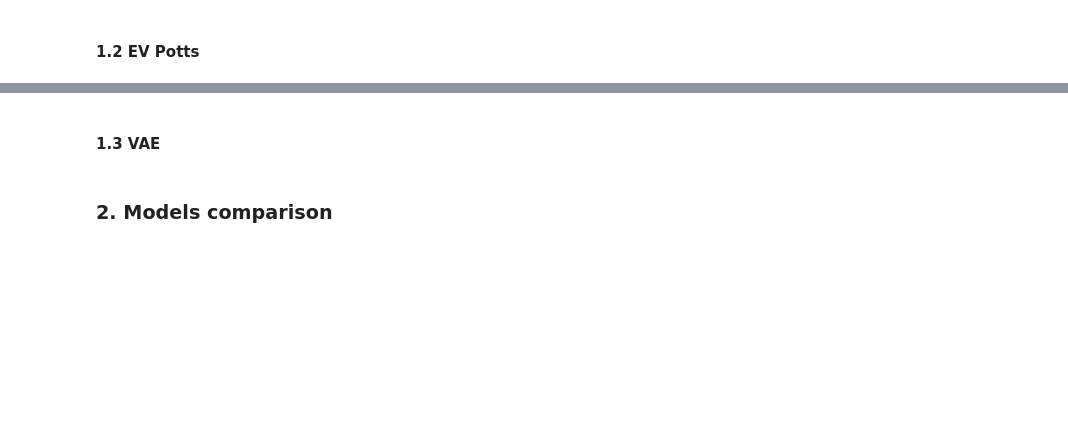
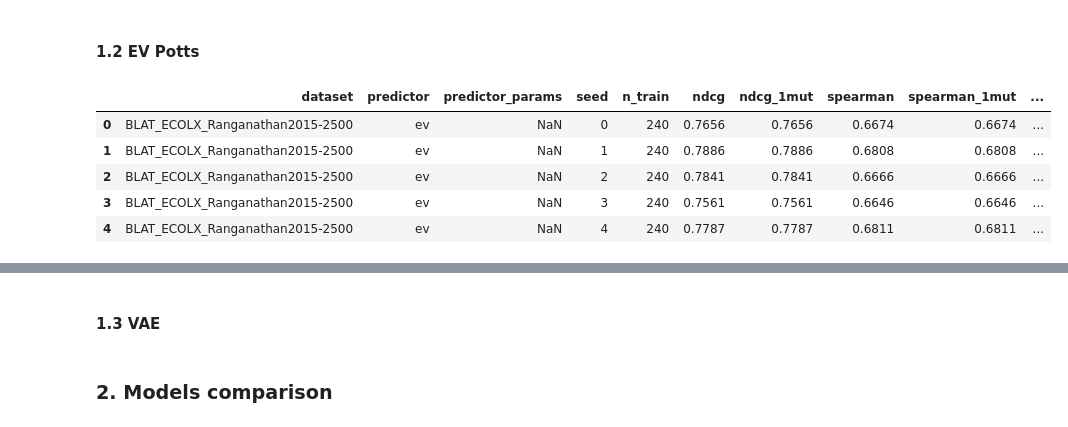
Before and after one commit to eliamounier/optoprotein-fitness-prediction, a Jupyter notebook: model_analysis.ipynb, the cells around one changed output, grey strips where cells are left out. Saved outputs shown, nothing was run; the diff lists cells and outputs as text; code cells hidden in the pictures; blank space fills up the shorter version.

```diff
--- a/model_analysis.ipynb
+++ b/model_analysis.ipynb
@@ -23,2 +25,12 @@ simple_linear.head()
 # %% [markdown]
 #### 1.2 EV Potts
+# %%
+ev_msa_only = pd.read_csv(RESULTS + 'ev.csv')
+ev_msa_only.head()
+# %% [output]
+|  | dataset | predictor | predictor_params | seed | n_train | ndcg | ndcg_1mut | spearman | spearman_1mut | ... |
+| 0 | BLAT_ECOLX_Ranganathan2015-2500 | ev | NaN | 0 | 240 | 0.7656 | 0.7656 | 0.6674 | 0.6674 | ... |
+| 1 | BLAT_ECOLX_Ranganathan2015-2500 | ev | NaN | 1 | 240 | 0.7886 | 0.7886 | 0.6808 | 0.6808 | ... |
+| 2 | BLAT_ECOLX_Ranganathan2015-2500 | ev | NaN | 2 | 240 | 0.7841 | 0.7841 | 0.6666 | 0.6666 | ... |
+| 3 | BLAT_ECOLX_Ranganathan2015-2500 | ev | NaN | 3 | 240 | 0.7561 | 0.7561 | 0.6646 | 0.6646 | ... |
+| 4 | BLAT_ECOLX_Ranganathan2015-2500 | ev | NaN | 4 | 240 | 0.7787 | 0.7787 | 0.6811 | 0.6811 | ... |
```
Also changed, not shown: parts of 6 cells of this notebook, 4 other files.
